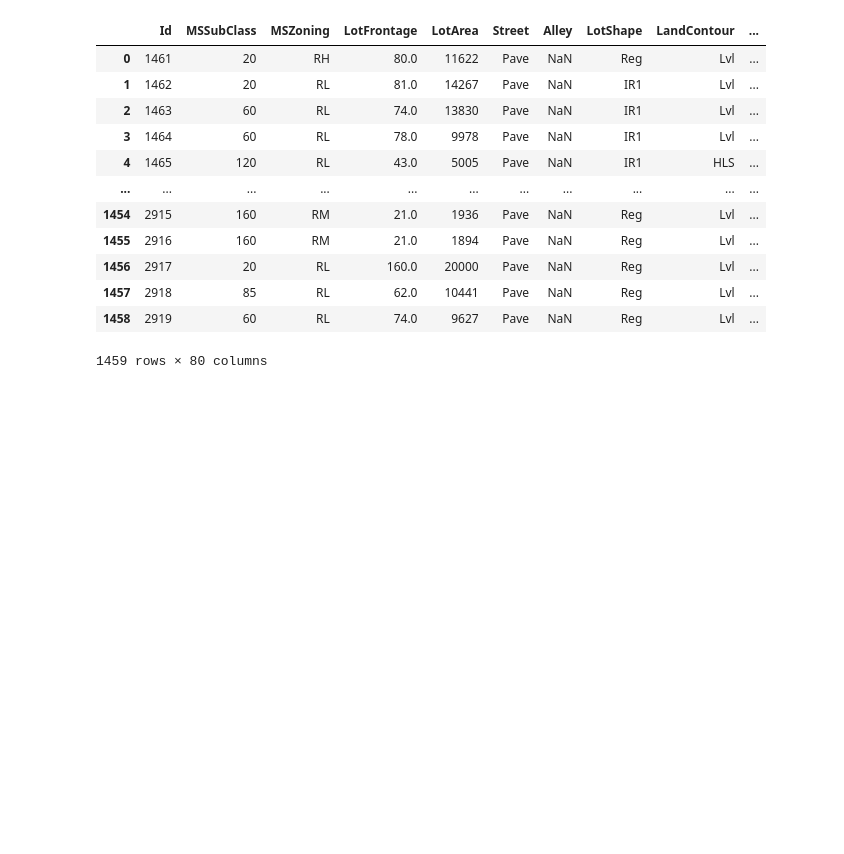
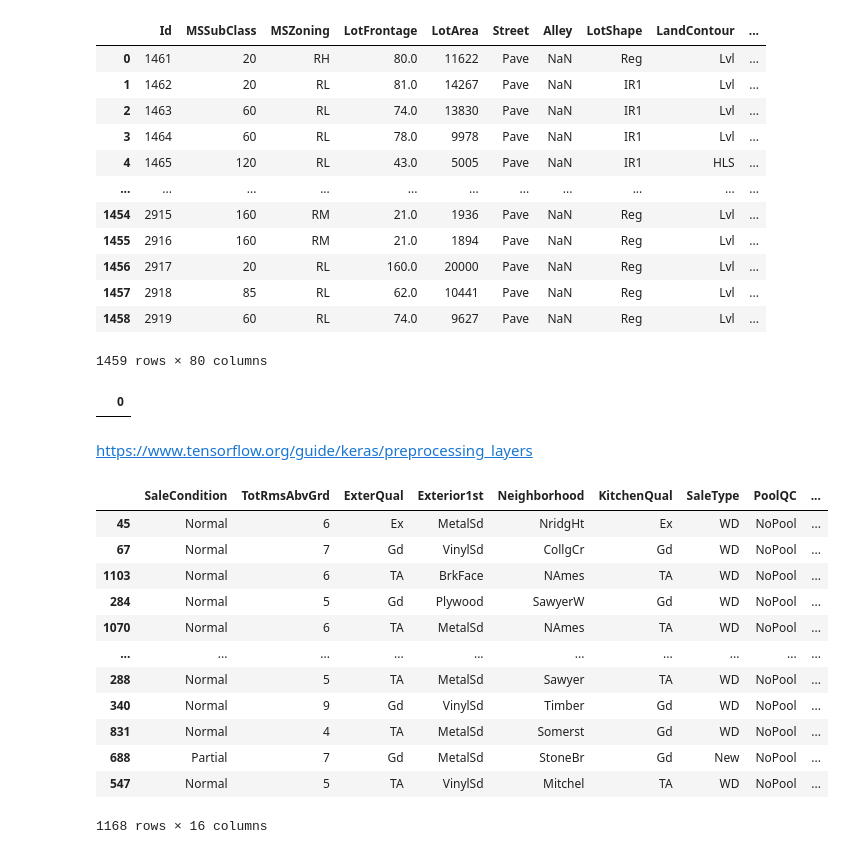
Before and after one commit to alessandro-rubin/house-prices, a Jupyter notebook: house-prices-tf.ipynb, the cells around one changed output. Drawn from its saved outputs; the diff is of its cells as text; code cells hidden in the pictures; blank space fills up the shorter version.

```diff
--- a/house-prices-tf.ipynb
+++ b/house-prices-tf.ipynb
@@ -42,4 +59,15 @@ test
+# %%
+train, test=feat_eng(train), feat_eng(test)
 # %%
-int_cat_f=['SaleCondition','TotRmsAbvGrd','ExterQual','Exterior1st','Neighborhood','GarageFinish','KitchenQual','SaleType','PoolQC']
-int_num_f=['OverallQual','LotArea','LotFrontage','BsmtFinSF1','TotalBsmtSF','GrLivArea','GarageYrBlt','GarageArea']
+int_cat_f=['SaleCondition','TotRmsAbvGrd','ExterQual','Exterior1st','Neighborhood','KitchenQual','SaleType','PoolQC']
+int_num_f=['OverallQual','LotArea','BsmtFinSF1','TotalBsmtSF','GrLivArea','GarageArea']
 int_ord_f=['GarageCars']
+# %%
+train=train[int_cat_f+int_num_f+int_ord_f+['SalePrice']]
+count=train.isna().sum()
+count=pd.DataFrame(count)
+count[count[0]!=0]
+# %% [output]
+|  | 0 |
+# %% [markdown]
+https://www.tensorflow.org/guide/keras/preprocessing_layers
@@ -45,0 +85,18 @@ int_ord_f=['GarageCars']
+# %%
+train, val, test = np.split(train.sample(frac=1), [int(0.8*len(train)), int(0.9*len(train))])
+# %%
+train
+# %% [output]
+|  | SaleCondition | TotRmsAbvGrd | ExterQual | Exterior1st | Neighborhood | KitchenQual | SaleType | PoolQC | ... |
+| 45 | Normal | 6 | Ex | MetalSd | NridgHt | Ex | WD | NoPool | ... |
+| 67 | Normal | 7 | Gd | VinylSd | CollgCr | Gd | WD | NoPool | ... |
+| 1103 | Normal | 6 | TA | BrkFace | NAmes | TA | WD | NoPool | ... |
+| 284 | Normal | 5 | Gd | Plywood | SawyerW | Gd | WD | NoPool | ... |
+| 1070 | Normal | 6 | TA | MetalSd | NAmes | TA | WD | NoPool | ... |
+| ... | ... | ... | ... | ... | ... | ... | ... | ... | ... |
+| 288 | Normal | 5 | TA | MetalSd | Sawyer | TA | WD | NoPool | ... |
+| 340 | Normal | 9 | Gd | VinylSd | Timber | Gd | WD | NoPool | ... |
+| 831 | Normal | 4 | TA | MetalSd | Somerst | Gd | WD | NoPool | ... |
+| 688 | Partial | 7 | Gd | MetalSd | StoneBr | Gd | New | NoPool | ... |
+| 547 | Normal | 5 | TA | VinylSd | Mitchel | TA | WD | NoPool | ... |
+1168 rows × 16 columns
```
Also changed, not shown: parts of 6 cells of this notebook, 3 other files.
